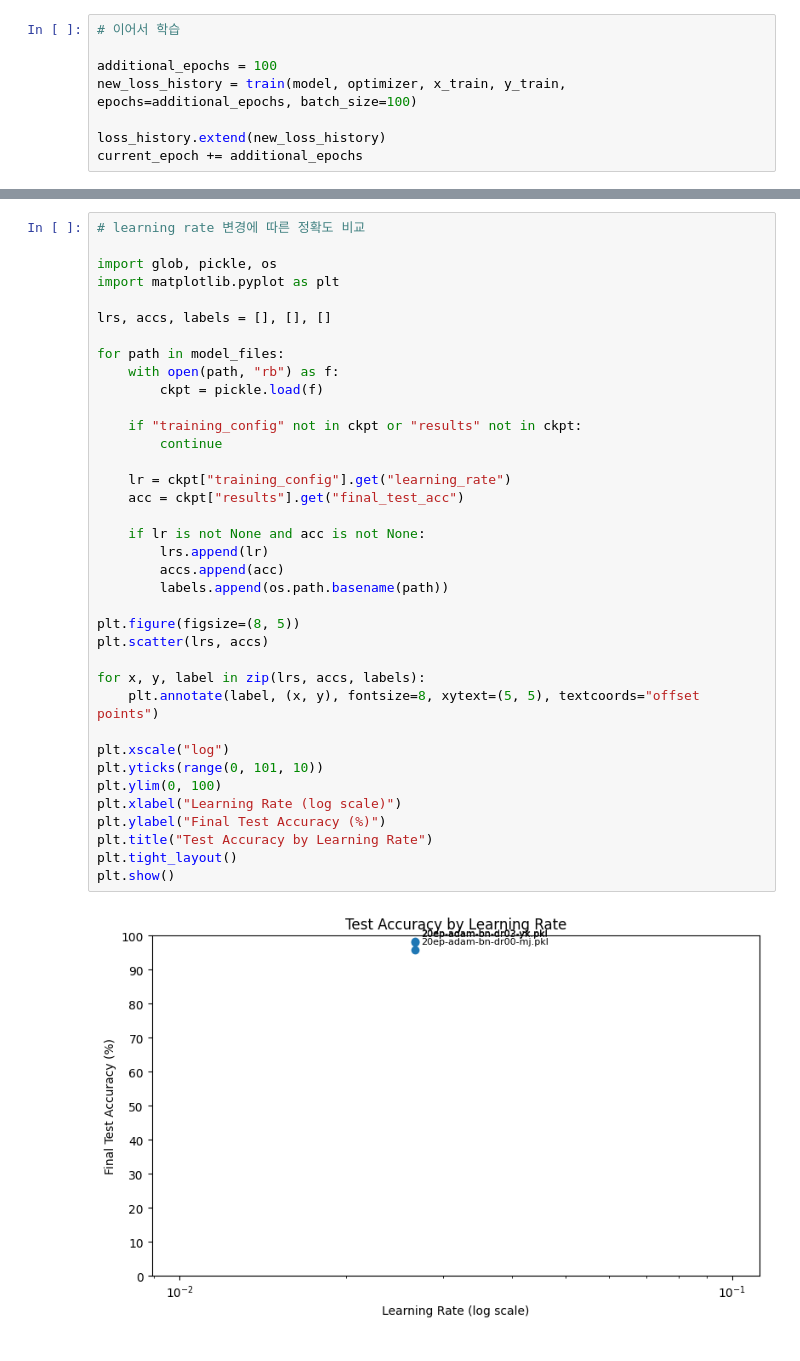
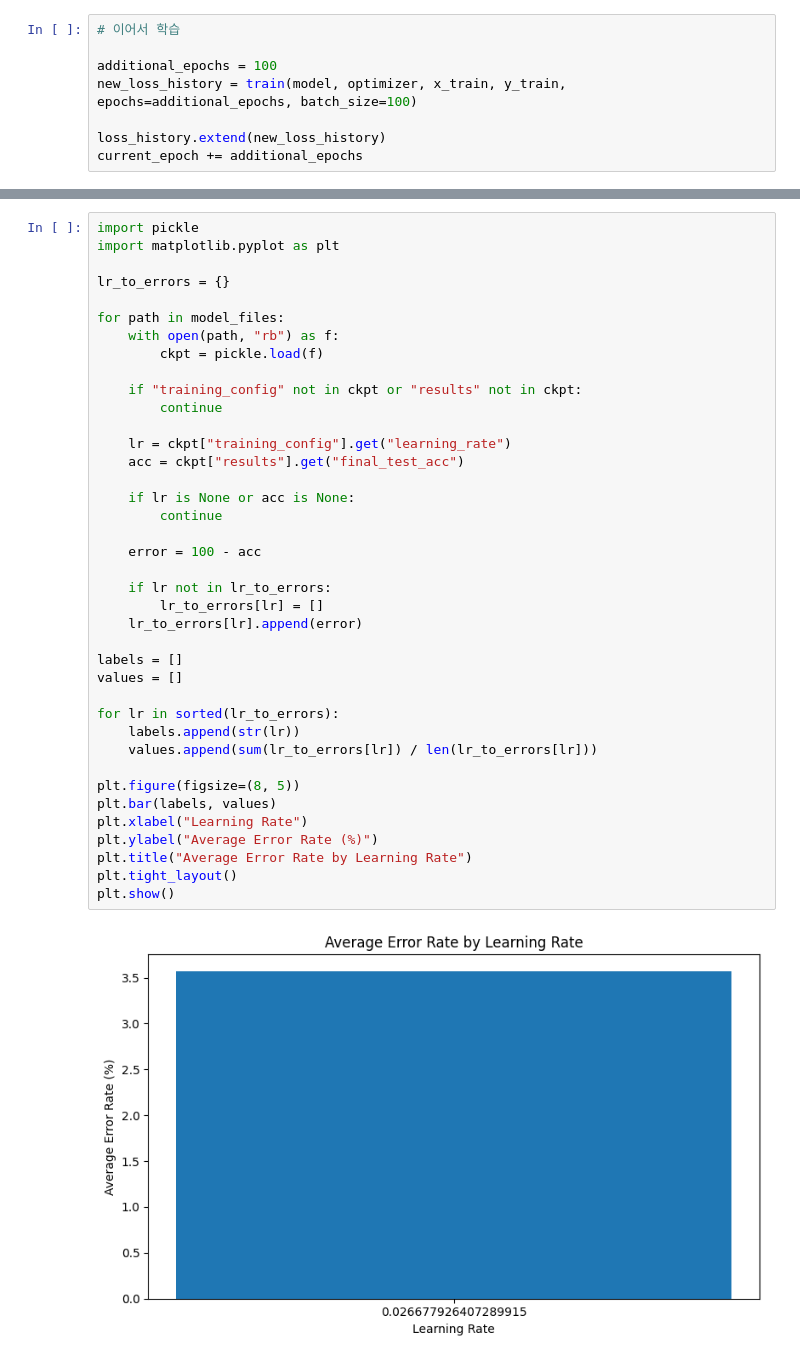
Before and after one commit to Jungle-12-303/week13-team-07-mnist-lab, a Jupyter notebook: mnist_lab.ipynb, the cells around one changed output, grey strips where cells are left out. Saved outputs shown, nothing was run; the diff lists cells and outputs as text.

```diff
--- a/mnist_lab.ipynb
+++ b/mnist_lab.ipynb
@@ -464,39 +466,41 @@ plt.show()
 # %%
-# learning rate 변경에 따른 정확도 비교
-
-import glob, pickle, os
+import pickle
 import matplotlib.pyplot as plt
 
-lrs, accs, labels = [], [], []
+lr_to_errors = {}
 
 for path in model_files:
     with open(path, "rb") as f:
         ckpt = pickle.load(f)
 
     if "training_config" not in ckpt or "results" not in ckpt:
         continue
 
     lr = ckpt["training_config"].get("learning_rate")
     acc = ckpt["results"].get("final_test_acc")
 
-    if lr is not None and acc is not None:
-        lrs.append(lr)
-        accs.append(acc)
-        labels.append(os.path.basename(path))
+    if lr is None or acc is None:
+        continue
+
+    error = 100 - acc
+
+    if lr not in lr_to_errors:
+        lr_to_errors[lr] = []
+    lr_to_errors[lr].append(error)
+
+labels = []
+values = []
+
+for lr in sorted(lr_to_errors):
+    labels.append(str(lr))
+    values.append(sum(lr_to_errors[lr]) / len(lr_to_errors[lr]))
 
 plt.figure(figsize=(8, 5))
-plt.scatter(lrs, accs)
-
-for x, y, label in zip(lrs, accs, labels):
-    plt.annotate(label, (x, y), fontsize=8, xytext=(5, 5), textcoords="offset points")
-
-plt.xscale("log")
-plt.yticks(range(0, 101, 10))
-plt.ylim(0, 100)
-plt.xlabel("Learning Rate (log scale)")
-plt.ylabel("Final Test Accuracy (%)")
-plt.title("Test Accuracy by Learning Rate")
+plt.bar(labels, values)
+plt.xlabel("Learning Rate")
+plt.ylabel("Average Error Rate (%)")
+plt.title("Average Error Rate by Learning Rate")
 plt.tight_layout()
 plt.show()
 # %% [output]
-[figure, old version]
+[figure, new version]
```
Also changed, not shown: parts of 7 cells of this notebook, 4 other files.
